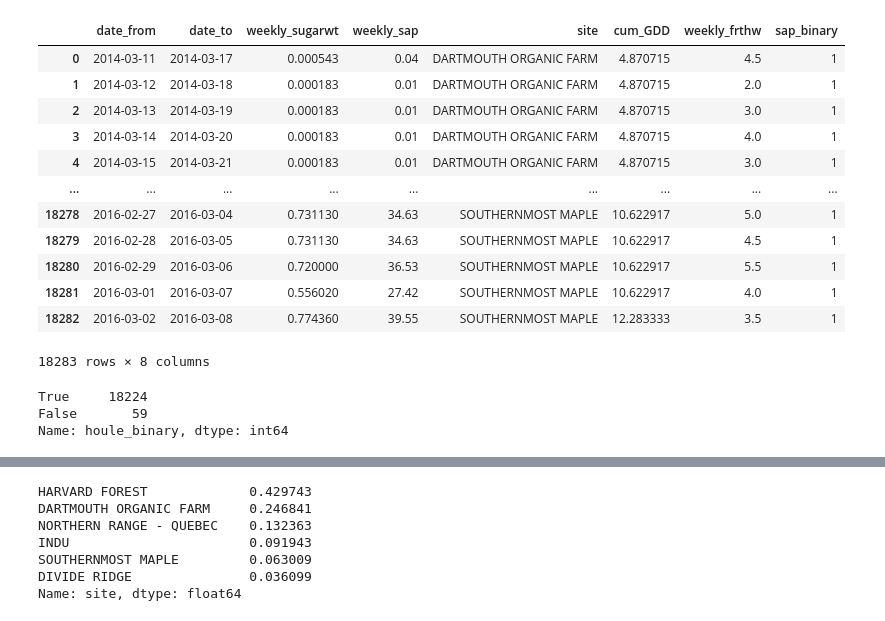
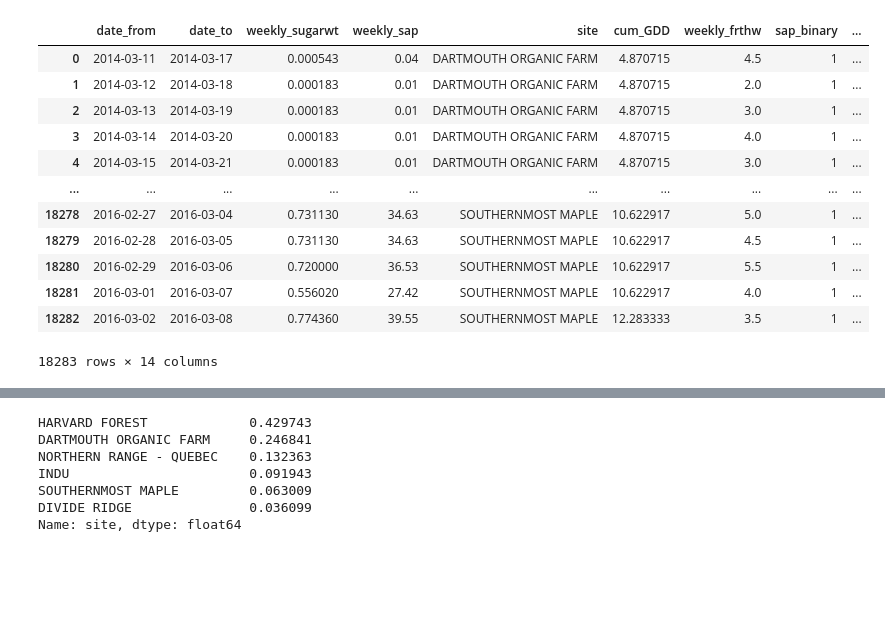
Before and after one commit to spentelow/sapflow, a Jupyter notebook: src/weekly_analysis.ipynb, the cells around one changed output, grey strips where cells are left out. Saved outputs shown, nothing was run; the diff lists cells and outputs as text; code cells hidden in the pictures; blank space fills up the shorter version.

```diff
--- a/src/weekly_analysis.ipynb
+++ b/src/weekly_analysis.ipynb
@@ -18,23 +22,35 @@ gdd_frthw = gdd_frthw.set_index('datetime')
 # %%
 full_df = copy.copy(sap_sugar_df)
 full_df = full_df.assign(cum_GDD = full_df.loc[:,'date_to'].apply(lambda x: gdd_frthw.loc[x]['cumGDD']),
                          weekly_frthw = full_df.loc[:,'date_to'].apply(lambda x: gdd_frthw.loc[x]['frthw']))
 full_df.loc[:,'weekly_frthw'] -= full_df['date_from'].apply(lambda x: gdd_frthw.loc[x]['frthw'])
 
 full_df['sap_binary'] = full_df['weekly_sap'].map(lambda x: 0 if ((pd.isnull(x)) | (x==0)) else 1)
 
+full_df = full_df.assign(weekly_frthw_sq = lambda x: x.weekly_frthw**2,
+                         houle_production = np.nan,
+                         houle_sap_production = np.nan,
+                         houle_binary = np.nan)
+
+# Add columns related to model by Houle 2015
+houle_coeff = np.array([-5.09, 0.733, -0.014, -0.07]) # Coefficients found by Houle 2015
+full_df['ones'] = 1
+full_df.loc[:,'houle_production'] = full_df[['ones', 'weekly_frthw', 'weekly_frthw_sq', 'cum_GDD']]@(-houle_coeff)
+full_df.loc[:,'houle_production_sig'] = 1/(1 + np.exp(-full_df['houle_production']))
+full_df.loc[:,'houle_binary'] = full_df['houle_sap_production'] > 0.51 # Threshold determined by Houle 2015
+
 full_df
 # %% [output]
-|  | date_from | date_to | weekly_sugarwt | weekly_sap | site | cum_GDD | weekly_frthw | sap_binary |
-| 0 | 2014-03-11 | 2014-03-17 | 0.000543 | 0.04 | DARTMOUTH ORGANIC FARM | 4.870715 | 4.5 | 1 |
-| 1 | 2014-03-12 | 2014-03-18 | 0.000183 | 0.01 | DARTMOUTH ORGANIC FARM | 4.870715 | 2.0 | 1 |
-| 2 | 2014-03-13 | 2014-03-19 | 0.000183 | 0.01 | DARTMOUTH ORGANIC FARM | 4.870715 | 3.0 | 1 |
-| 3 | 2014-03-14 | 2014-03-20 | 0.000183 | 0.01 | DARTMOUTH ORGANIC FARM | 4.870715 | 4.0 | 1 |
-| 4 | 2014-03-15 | 2014-03-21 | 0.000183 | 0.01 | DARTMOUTH ORGANIC FARM | 4.870715 | 3.0 | 1 |
-| ... | ... | ... | ... | ... | ... | ... | ... | ... |
-| 18278 | 2016-02-27 | 2016-03-04 | 0.731130 | 34.63 | SOUTHERNMOST MAPLE | 10.622917 | 5.0 | 1 |
-| 18279 | 2016-02-28 | 2016-03-05 | 0.731130 | 34.63 | SOUTHERNMOST MAPLE | 10.622917 | 4.5 | 1 |
-| 18280 | 2016-02-29 | 2016-03-06 | 0.720000 | 36.53 | SOUTHERNMOST MAPLE | 10.622917 | 5.5 | 1 |
-| 18281 | 2016-03-01 | 2016-03-07 | 0.556020 | 27.42 | SOUTHERNMOST MAPLE | 10.622917 | 4.0 | 1 |
-| 18282 | 2016-03-02 | 2016-03-08 | 0.774360 | 39.55 | SOUTHERNMOST MAPLE | 12.283333 | 3.5 | 1 |
+|  | date_from | date_to | weekly_sugarwt | weekly_sap | site | cum_GDD | weekly_frthw | sap_binary | ... |
+| 0 | 2014-03-11 | 2014-03-17 | 0.000543 | 0.04 | DARTMOUTH ORGANIC FARM | 4.870715 | 4.5 | 1 | ... |
+| 1 | 2014-03-12 | 2014-03-18 | 0.000183 | 0.01 | DARTMOUTH ORGANIC FARM | 4.870715 | 2.0 | 1 | ... |
+| 2 | 2014-03-13 | 2014-03-19 | 0.000183 | 0.01 | DARTMOUTH ORGANIC FARM | 4.870715 | 3.0 | 1 | ... |
+| 3 | 2014-03-14 | 2014-03-20 | 0.000183 | 0.01 | DARTMOUTH ORGANIC FARM | 4.870715 | 4.0 | 1 | ... |
+| 4 | 2014-03-15 | 2014-03-21 | 0.000183 | 0.01 | DARTMOUTH ORGANIC FARM | 4.870715 | 3.0 | 1 | ... |
+| ... | ... | ... | ... | ... | ... | ... | ... | ... | ... |
+| 18278 | 2016-02-27 | 2016-03-04 | 0.731130 | 34.63 | SOUTHERNMOST MAPLE | 10.622917 | 5.0 | 1 | ... |
+| 18279 | 2016-02-28 | 2016-03-05 | 0.731130 | 34.63 | SOUTHERNMOST MAPLE | 10.622917 | 4.5 | 1 | ... |
+| 18280 | 2016-02-29 | 2016-03-06 | 0.720000 | 36.53 | SOUTHERNMOST MAPLE | 10.622917 | 5.5 | 1 | ... |
+| 18281 | 2016-03-01 | 2016-03-07 | 0.556020 | 27.42 | SOUTHERNMOST MAPLE | 10.622917 | 4.0 | 1 | ... |
+| 18282 | 2016-03-02 | 2016-03-08 | 0.774360 | 39.55 | SOUTHERNMOST MAPLE | 12.283333 | 3.5 | 1 | ... |
-18283 rows × 8 columns
+18283 rows × 14 columns
@@ -47,9 +57,6 @@ full_df = full_df.assign(weekly_frthw_sq = lambda x: x.weekly_frthw**2,
 # %%
-full_df.loc[:,'houle_production'] = -(-5.09 + 0.733 * full_df['weekly_frthw'] - 0.014 * full_df['weekly_frthw_sq'] - 0.07 * full_df['cum_GDD'])
-full_df.loc[:,'houle_sap_production'] = 1/(1 + np.exp(-full_df['houle_production']))
-full_df.loc[:,'houle_binary'] = full_df['houle_sap_production'] > 0.50
-full_df.loc[:,'houle_binary'].value_counts()
+houle_coeff = np.array([-5.09, 0.733, -0.014, -0.07]) # Coefficients found by Houle 2015
+full_df['ones'] = 1
+full_df.loc[:,'houle_production'] = full_df[['ones', 'weekly_frthw', 'weekly_frthw_sq', 'cum_GDD']]@(-houle_coeff)
+full_df.loc[:,'houle_production_sig'] = 1/(1 + np.exp(-full_df['houle_production']))
+full_df.loc[:,'houle_binary'] = full_df['houle_production_sig'] > 0.51 # Threshold determined by Houle 2015
-# %% [output]
-True     18224
-False       59
-Name: houle_binary, dtype: int64
```
Also changed, not shown: parts of 19 cells of this notebook, 1 other file.
